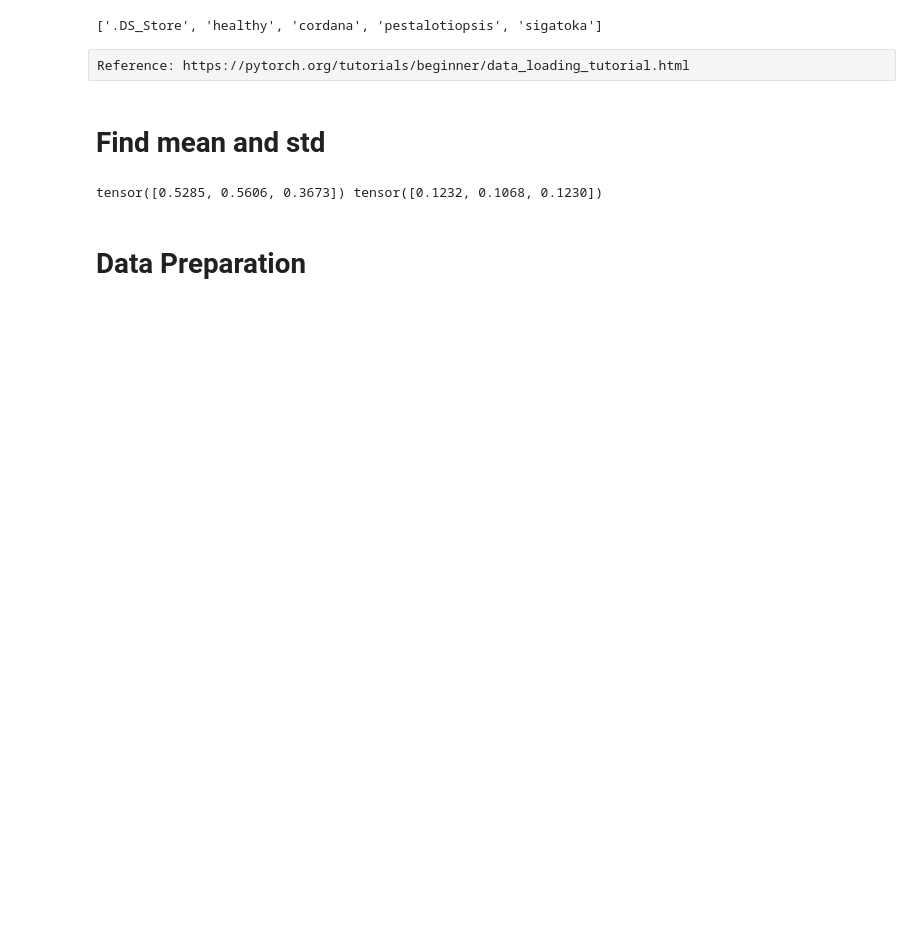
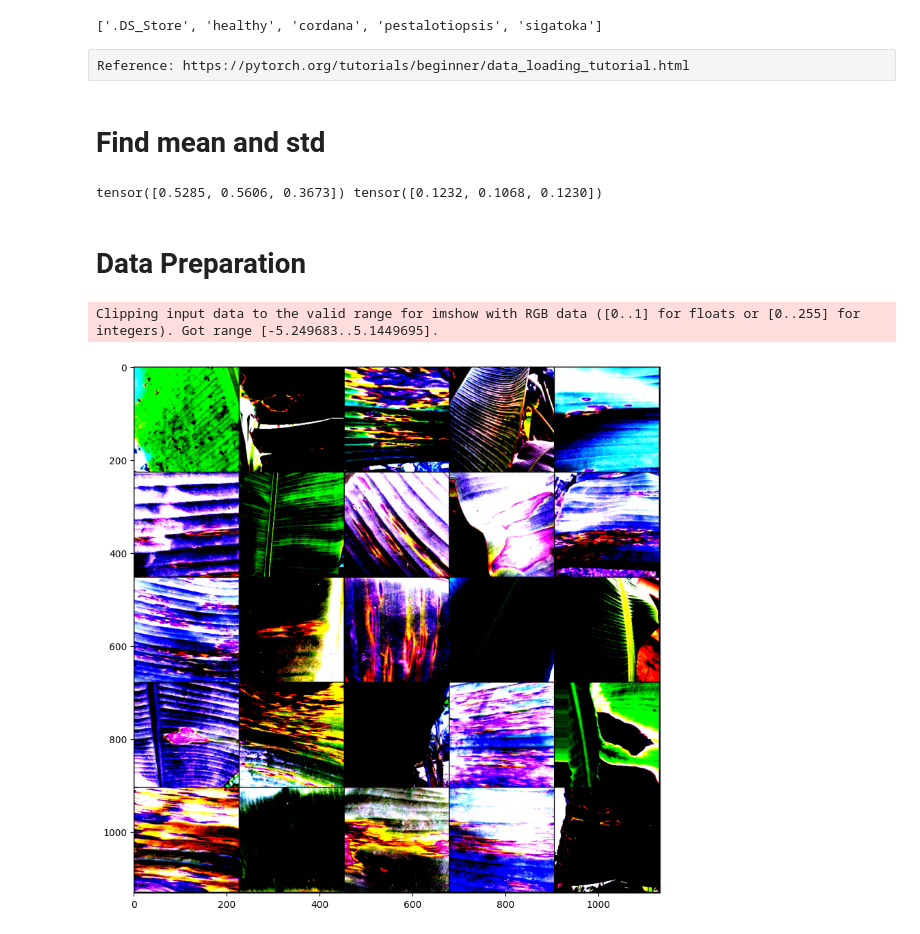
Before and after one commit to antonbc/cs180-project, a Jupyter notebook: cs180-proj.ipynb, the cells around one changed output. Cells and saved outputs as stored; diff of their text form; code cells hidden in the pictures; blank space fills up the shorter version.

Commit message:
feat: load final train_loader for CNN and add function to show transformed images

```diff
--- a/cs180-proj.ipynb
+++ b/cs180-proj.ipynb
@@ -37,5 +36,5 @@ training_transforms = transforms.Compose([transforms.ToTensor()]) # convert imag
 # %%
-train_dataset = torchvision.datasets.ImageFolder(root=training_dataset_path, transform=training_transforms)
+train_dataset = torchvision.datasets.ImageFolder(root=training_dataset_path, transform=transforms.Compose([transforms.ToTensor()]))
 # %%
 train_loader = torch.utils.data.DataLoader(dataset=train_dataset, batch_size=32, shuffle=False)
 # %%
@@ -68,8 +67,10 @@ tensor([0.5285, 0.5606, 0.3673]) tensor([0.1232, 0.1068, 0.1230])
 # %%
 # Data Transformation
 # no need to resize! already resized to 224 x 224 px
-transform = transforms.Compose([
-    transforms.ToTensor(), # convert images to pytorch tensors
+train_transform = transforms.Compose([
+    # convert images to pytorch tensors
+    transforms.ToTensor(),
+
     # transforms.Normalize(mean=[mean_R, mean_G, mean_B], std=[std_R, std_G, std_B])
-    transforms.normalize(torch.Tensor(mean), torch.Tensor(std))
+    transforms.Normalize(torch.Tensor(mean), torch.Tensor(std))
 ])
@@ -85,0 +77,17 @@ sigatoka_data = BananaDataset(data_dir=psigatoka_banana_dataset_path, transforms
+# %%
+train_dataset = torchvision.datasets.ImageFolder(root=training_dataset_path, transform=train_transform)
+# %%
+def show_transformed_dataset(dataset):
+    # batch_size = number of images
+    loader = torch.utils.data.DataLoader(dataset=dataset, batch_size=25, shuffle=True)
+    batch = next(iter(loader))
+    images, label = batch
+
+    grid = torchvision.utils.make_grid(images, nrow=5)
+    plt.figure(figsize=(10,10))
+    plt.imshow(np.transpose(grid, (1,2,0)))
+# %%
+show_transformed_dataset(train_dataset)
+# %% [output]
+Clipping input data to the valid range for imshow with RGB data ([0..1] for floats or [0..255] for integers). Got range [-5.249683..5.1449695].
+[figure, added]
```
Also changed, not shown: parts of 5 cells of this notebook.
